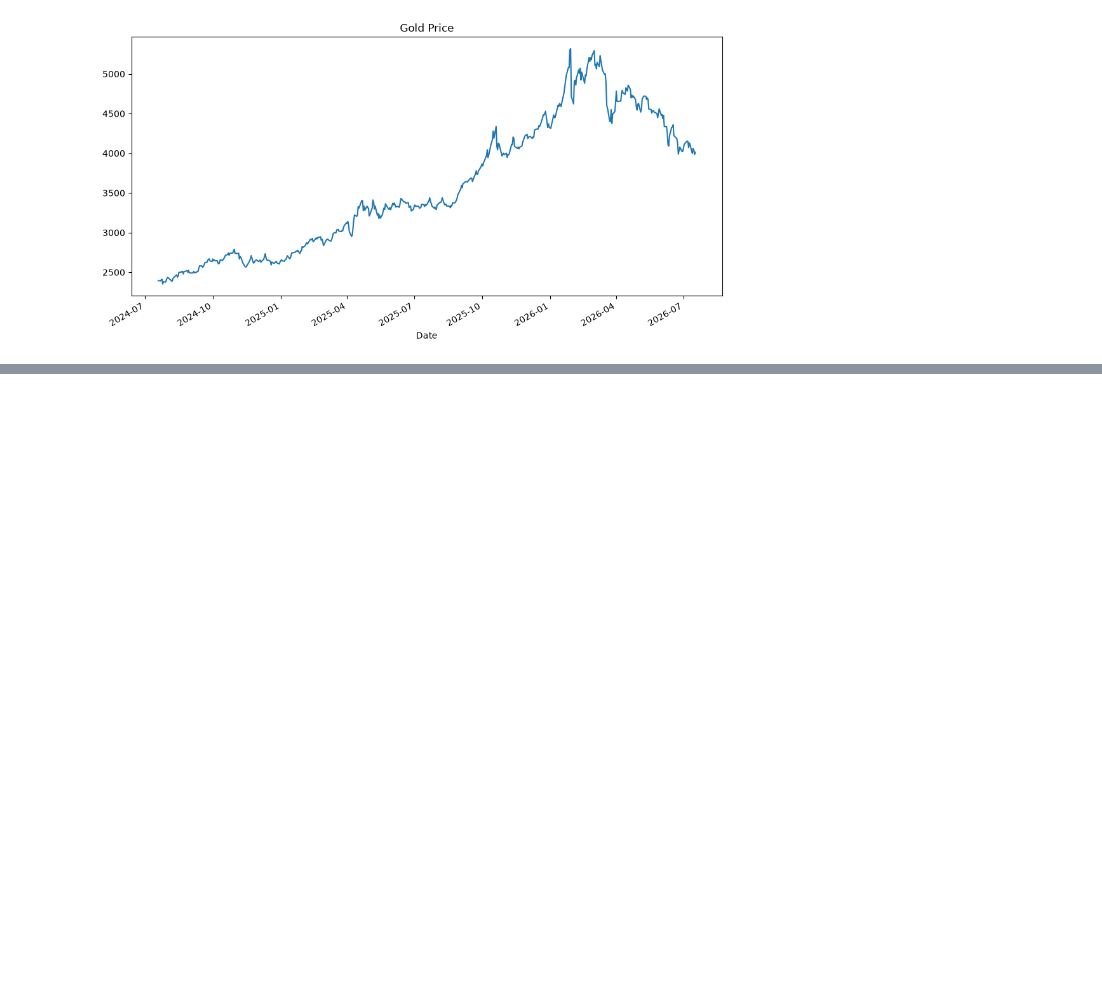
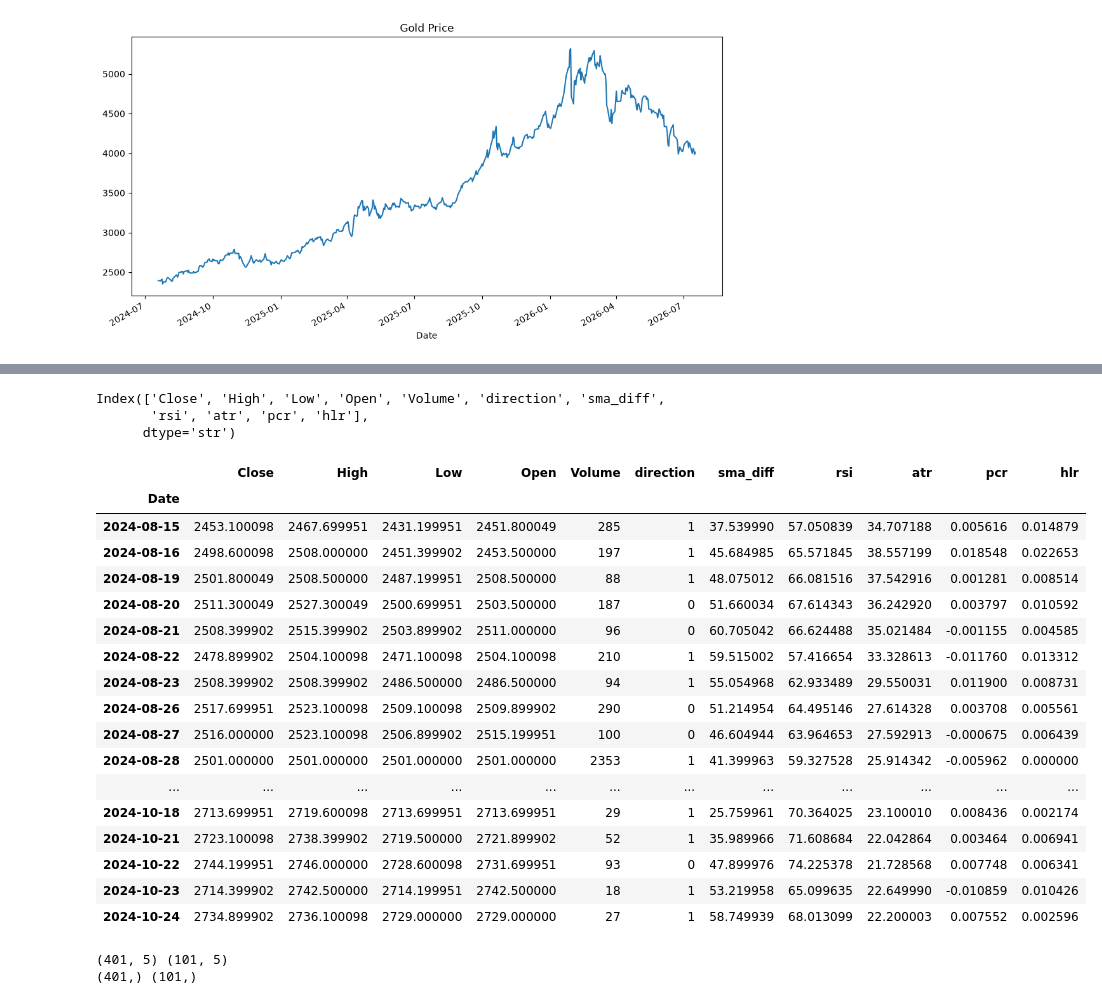
Before and after one commit to 0rukpa/bolt-iq-internship-light, a Jupyter notebook: bolt-iq.ipynb, the cells around one changed output, grey strips where cells are left out. Cells and saved outputs as stored; diff of their text form; code cells hidden in the pictures; blank space fills up the shorter version.

```diff
--- a/bolt-iq.ipynb
+++ b/bolt-iq.ipynb
@@ -179,0 +199,30 @@ y_test = y.iloc[split_idx:]
+# %%
+
+data.dropna(inplace = True)
+
+data.columns
+# %% [output]
+Index(['Close', 'High', 'Low', 'Open', 'Volume', 'direction', 'sma_diff',
+       'rsi', 'atr', 'pcr', 'hlr'],
+      dtype='str')
+# %%
+data.head(50)
+# %% [output]
+|  | Close | High | Low | Open | Volume | direction | sma_diff | rsi | atr | pcr | hlr |
+| Date |  |  |  |  |  |  |  |  |  |  |  |
+| 2024-08-15 | 2453.100098 | 2467.699951 | 2431.199951 | 2451.800049 | 285 | 1 | 37.539990 | 57.050839 | 34.707188 | 0.005616 | 0.014879 |
+| 2024-08-16 | 2498.600098 | 2508.000000 | 2451.399902 | 2453.500000 | 197 | 1 | 45.684985 | 65.571845 | 38.557199 | 0.018548 | 0.022653 |
+| 2024-08-19 | 2501.800049 | 2508.500000 | 2487.199951 | 2508.500000 | 88 | 1 | 48.075012 | 66.081516 | 37.542916 | 0.001281 | 0.008514 |
+| 2024-08-20 | 2511.300049 | 2527.300049 | 2500.699951 | 2503.500000 | 187 | 0 | 51.660034 | 67.614343 | 36.242920 | 0.003797 | 0.010592 |
+| 2024-08-21 | 2508.399902 | 2515.399902 | 2503.899902 | 2511.000000 | 96 | 0 | 60.705042 | 66.624488 | 35.021484 | -0.001155 | 0.004585 |
+| 2024-08-22 | 2478.899902 | 2504.100098 | 2471.100098 | 2504.100098 | 210 | 1 | 59.515002 | 57.416654 | 33.328613 | -0.011760 | 0.013312 |
+| 2024-08-23 | 2508.399902 | 2508.399902 | 2486.500000 | 2486.500000 | 94 | 1 | 55.054968 | 62.933489 | 29.550031 | 0.011900 | 0.008731 |
+| 2024-08-26 | 2517.699951 | 2523.100098 | 2509.100098 | 2509.899902 | 290 | 0 | 51.214954 | 64.495146 | 27.614328 | 0.003708 | 0.005561 |
+| 2024-08-27 | 2516.000000 | 2523.100098 | 2506.899902 | 2515.199951 | 100 | 0 | 46.604944 | 63.964653 | 27.592913 | -0.000675 | 0.006439 |
+| 2024-08-28 | 2501.000000 | 2501.000000 | 2501.000000 | 2501.000000 | 2353 | 1 | 41.399963 | 59.327528 | 25.914342 | -0.005962 | 0.000000 |
+| ... | ... | ... | ... | ... | ... | ... | ... | ... | ... | ... | ... |
+| 2024-10-18 | 2713.699951 | 2719.600098 | 2713.699951 | 2713.699951 | 29 | 1 | 25.759961 | 70.364025 | 23.100010 | 0.008436 | 0.002174 |
+| 2024-10-21 | 2723.100098 | 2738.399902 | 2719.500000 | 2721.899902 | 52 | 1 | 35.989966 | 71.608684 | 22.042864 | 0.003464 | 0.006941 |
+| 2024-10-22 | 2744.199951 | 2746.000000 | 2728.600098 | 2731.699951 | 93 | 0 | 47.899976 | 74.225378 | 21.728568 | 0.007748 | 0.006341 |
+| 2024-10-23 | 2714.399902 | 2742.500000 | 2714.199951 | 2742.500000 | 18 | 1 | 53.219958 | 65.099635 | 22.649990 | -0.010859 | 0.010426 |
+| 2024-10-24 | 2734.899902 | 2736.100098 | 2729.000000 | 2729.000000 | 27 | 1 | 58.749939 | 68.013099 | 22.200003 | 0.007552 | 0.002596 |
@@ -179,0 +242,7 @@ y_test = y.iloc[split_idx:]
+# %%
+# Verify dimensions
+print(X_train.shape, X_test.shape)
+print(y_train.shape, y_test.shape)
+# %% [output]
+(401, 5) (101, 5)
+(401,) (101,)
```
Also changed, not shown: parts of 12 cells of this notebook.
